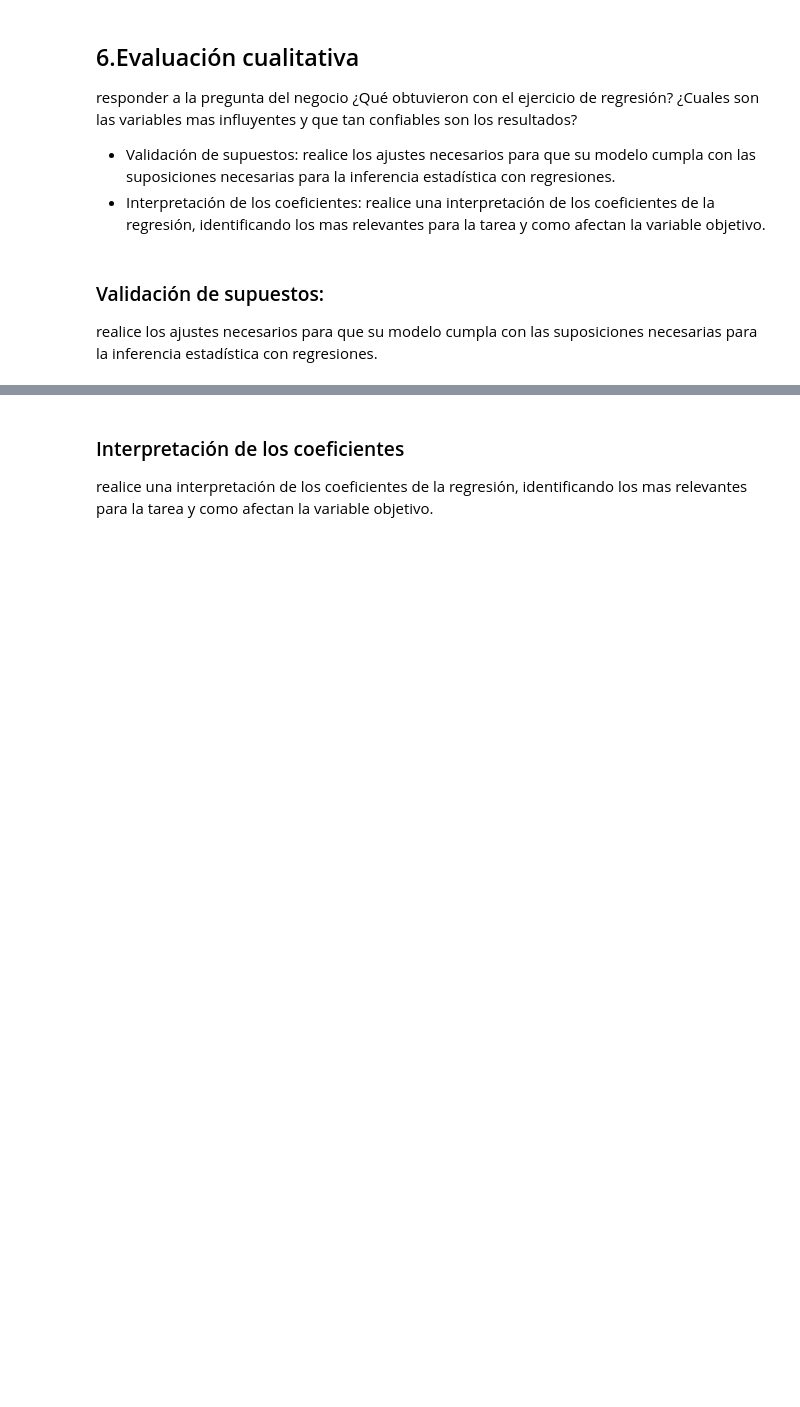
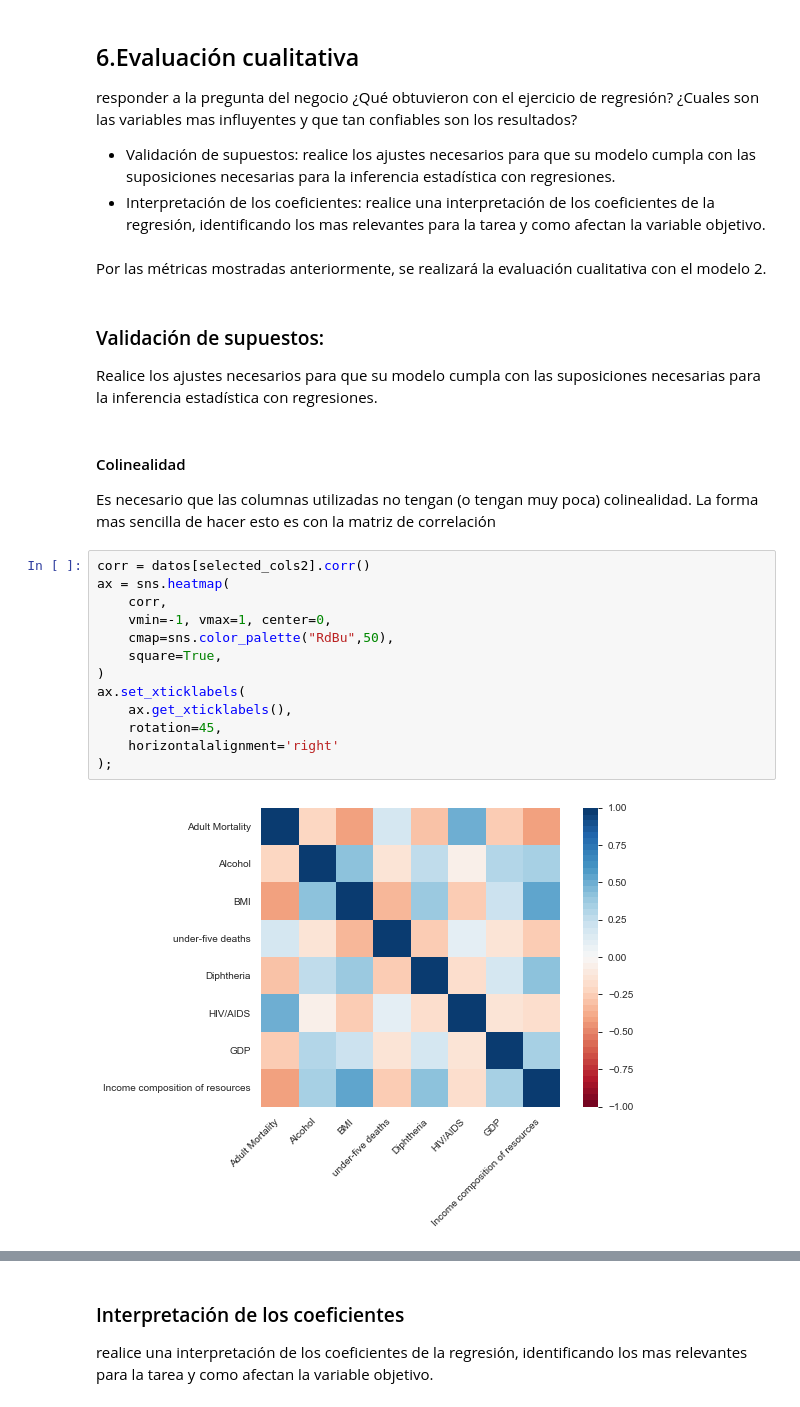
Before and after one commit to sofiaalvarezlopez/BI-Lab3, a Jupyter notebook: Lab3-BI.ipynb, the cells around one changed output, grey strips where cells are left out. Drawn from its saved outputs; the diff is of its cells as text; blank space fills up the shorter version.

```diff
--- a/Lab3-BI.ipynb
+++ b/Lab3-BI.ipynb
@@ -655,6 +740,26 @@ En caso de no recomendar el uso de un modelo de regresión ¿Que otras posibilid
 responder a la pregunta del negocio 	¿Qué obtuvieron con el ejercicio de regresión? ¿Cuales son las variables mas influyentes y que tan confiables son los resultados?
 - Validación de supuestos: realice los ajustes necesarios para que su modelo cumpla con las suposiciones necesarias para la inferencia estadística con regresiones.
 - Interpretación de los coeficientes: realice una interpretación de los coeficientes de la regresión, identificando los mas relevantes para la tarea y como afectan la variable objetivo.
+# %% [markdown]
+Por las métricas mostradas anteriormente, se realizará la evaluación cualitativa con el modelo 2.
 # %% [markdown]
 ### Validación de supuestos:
-realice los ajustes necesarios para que su modelo cumpla con las suposiciones necesarias para la inferencia estadística con regresiones.
+Realice los ajustes necesarios para que su modelo cumpla con las suposiciones necesarias para la inferencia estadística con regresiones.
+# %% [markdown]
+#### Colinealidad
+Es necesario que las columnas utilizadas no tengan (o tengan muy poca) colinealidad. La forma mas sencilla de hacer esto es con la matriz de correlación
+# %%
+corr = datos[selected_cols2].corr()
+ax = sns.heatmap(
+    corr,
+    vmin=-1, vmax=1, center=0,
+    cmap=sns.color_palette("RdBu",50),
+    square=True,
+)
+ax.set_xticklabels(
+    ax.get_xticklabels(),
+    rotation=45,
+    horizontalalignment='right'
+);
+# %% [output]
+[figure, added]
```
Also changed, not shown: parts of 43 cells of this notebook.
